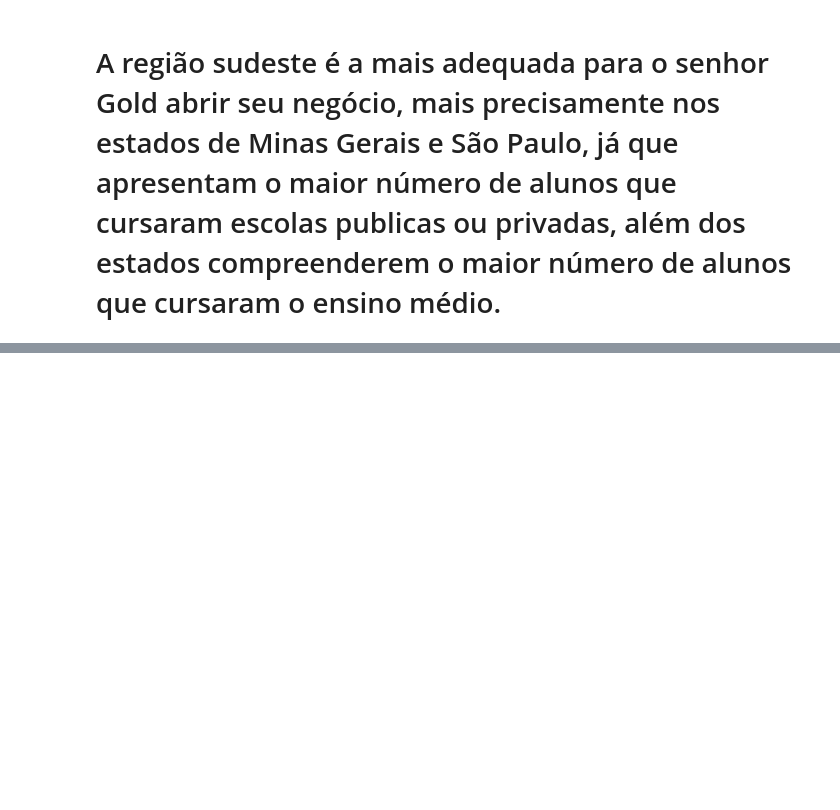
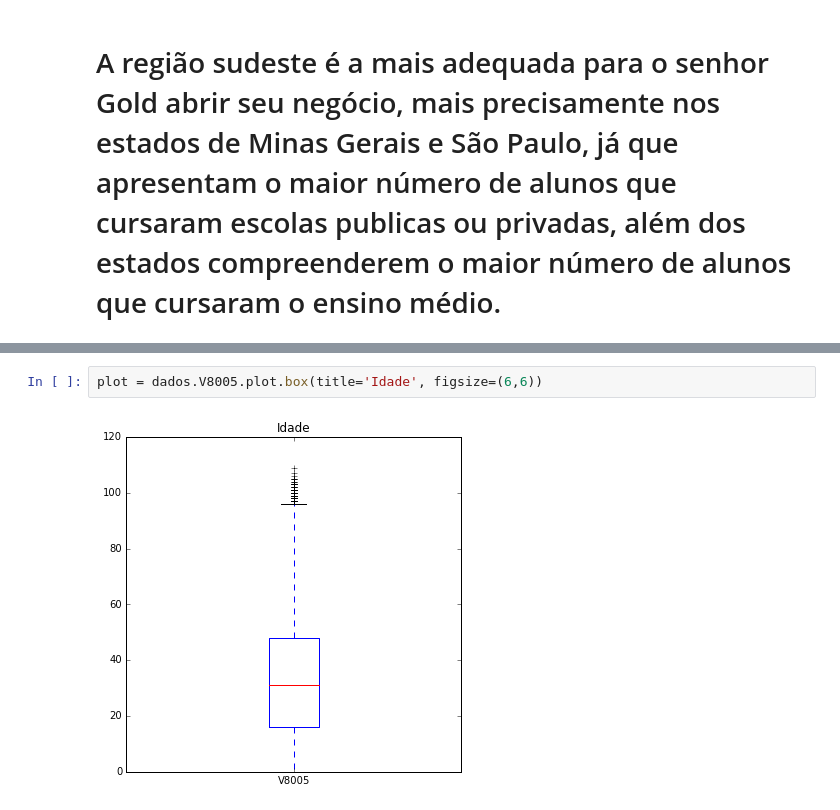
Before and after one commit to pedrodelapena/CD, a Jupyter notebook: aula2/O problema de Sr Gold.ipynb, the cells around one changed output, grey strips where cells are left out. Saved outputs shown, nothing was run; the diff lists cells and outputs as text; blank space fills up the shorter version.

```diff
--- a/aula2/O problema de Sr Gold.ipynb
+++ b/aula2/O problema de Sr Gold.ipynb
@@ -411,0 +496,4 @@ Final
+# %%
+plot = dados.V8005.plot.box(title='Idade', figsize=(6,6))
+# %% [output]
+[figure, added]
```
Also changed, not shown: parts of 11 cells of this notebook.
